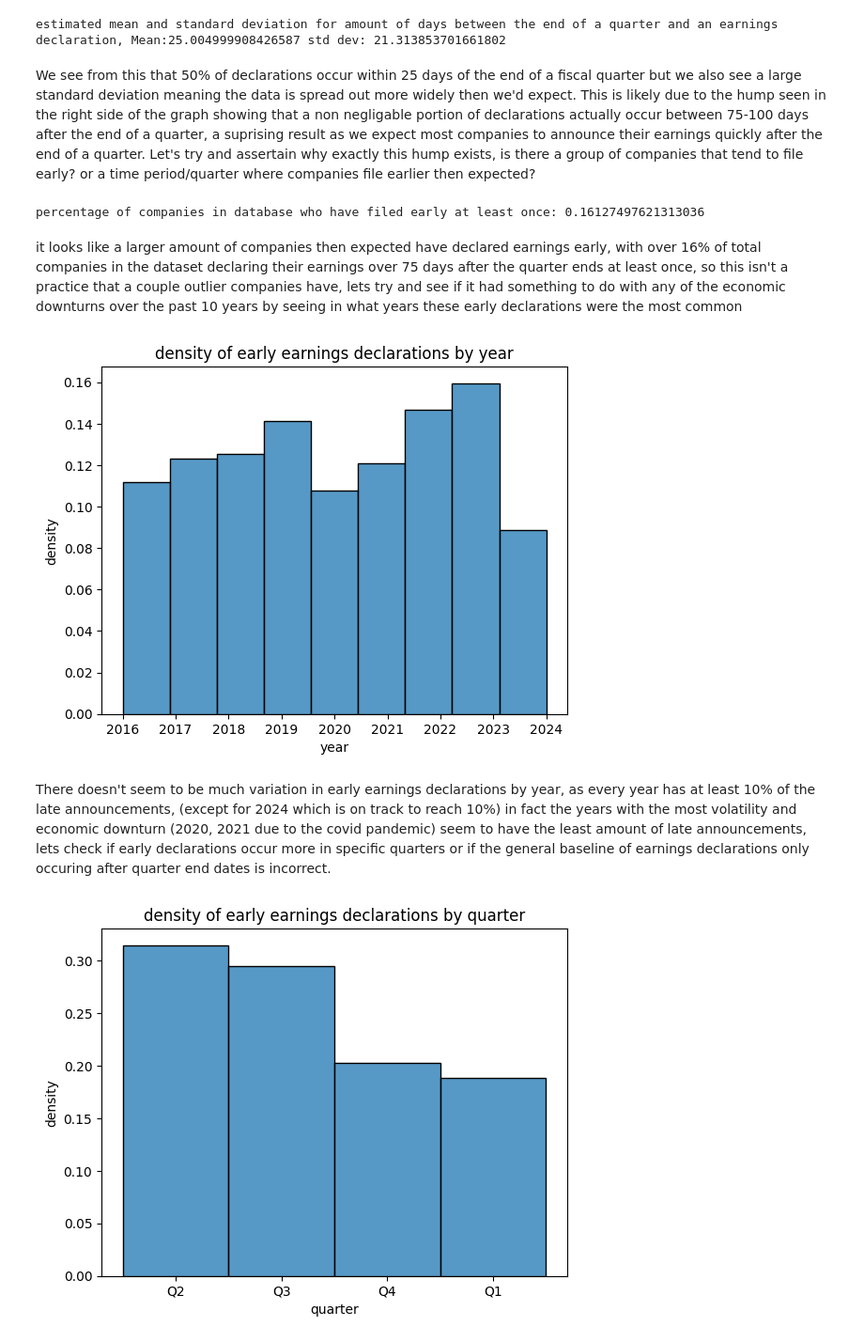
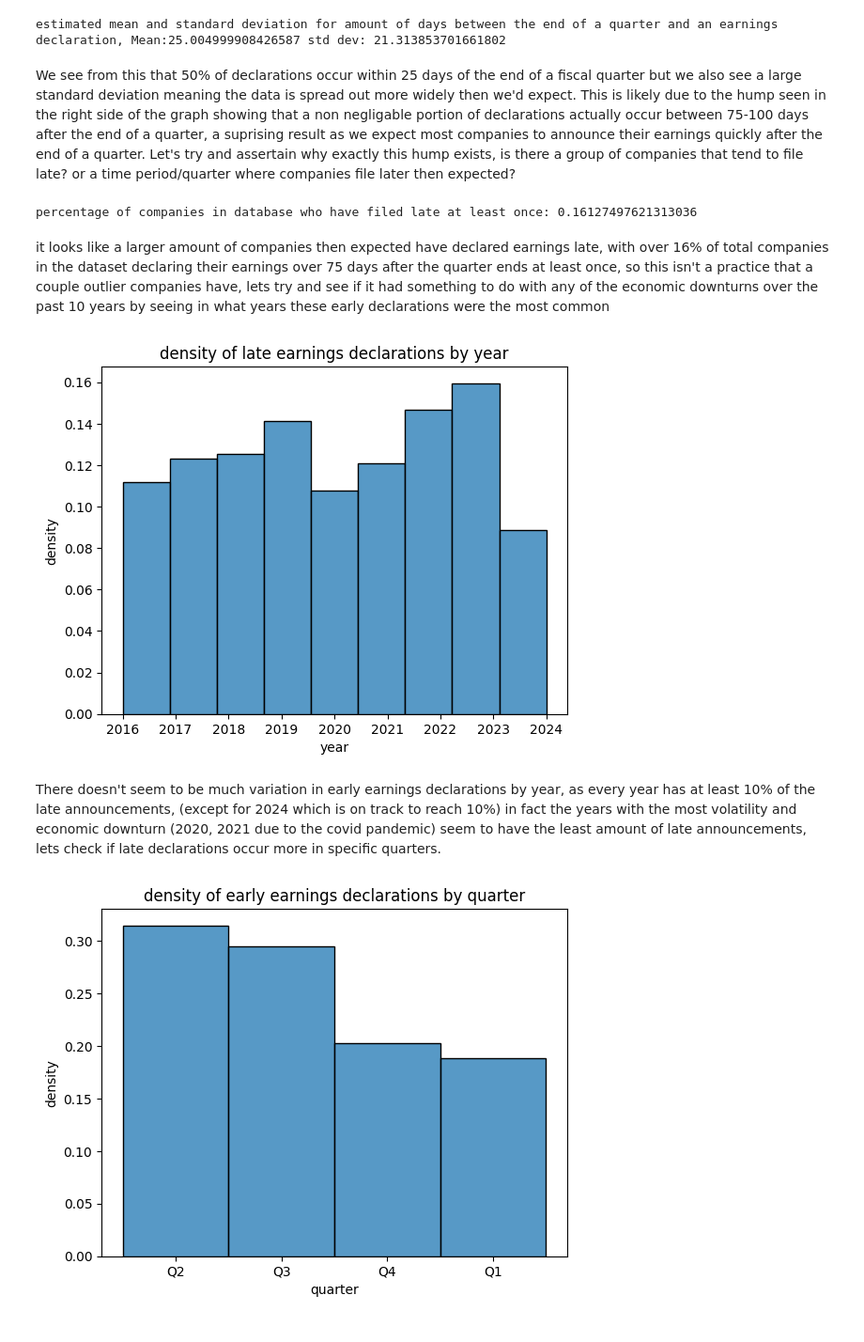
Before and after one commit to Barak-Horowitz/Walleye-Capital-Case-Study, a Jupyter notebook: dividendPrediction.ipynb, the cells around one changed output. Shown at 94% size. Saved outputs shown, nothing was run; the diff lists cells and outputs as text; code cells hidden in the pictures.

```diff
--- a/dividendPrediction.ipynb
+++ b/dividendPrediction.ipynb
@@ -149,2 +144,5 @@ company_financial_releases_df['FiscalYear'].unique()
 # %% [markdown]
 We now no longer have any maligned data where the fiscal year doesn't match the actual year, now let's add quarter numbers to all datapoints
+# %%
+company_financial_releases_df['Quarter'] = company_financial_releases_df['QuarterEndDate'].apply(create_quarter)
+company_financial_releases_df['Quarter'].unique()
@@ -263,27 +269,28 @@ print(f"estimated mean and standard deviation for amount of days between the end
 [figure]
 estimated mean and standard deviation for amount of days between the end of a quarter and an earnings declaration, Mean:25.004999908426587 std dev: 21.313853701661802
 # %% [markdown]
-We see from this that 50% of declarations occur within 25 days of the end of a fiscal quarter but we also see a large standard deviation meaning the data is spread out more widely then we'd expect. This is likely due to the hump seen in the right side of the graph showing that a non negligable portion of declarations actually occur between 75-100 days after the end of a quarter, a suprising result as we expect most companies to announce their earnings quickly after the end of a quarter. Let's try and assertain why exactly this hump exists, is there a group of companies that tend to file early? or a time period/quarter where companies file earlier then expected?
+We see from this that 50% of declarations occur within 25 days of the end of a fiscal quarter but we also see a large standard deviation meaning the data is spread out more widely then we'd expect. This is likely due to the hump seen in the right side of the graph showing that a non negligable portion of declarations actually occur between 75-100 days after the end of a quarter, a suprising result as we expect most companies to announce their earnings quickly after the end of a quarter. Let's try and assertain why exactly this hump exists, is there a group of companies that tend to file late? or a time period/quarter where companies file later then expected?
 # %%
-# grab the subset of declarations occuring before the end of the quarter
+# grab the subset of declarations occuring over 75 days after the end of the quarter
 late_announcements_df = company_earnings_df[company_earnings_df['DaysBetweenQuarterAndAnnouncement'] > 75]
 late_announcement_ratio = (late_announcements_df['USym'].nunique()) / (company_earnings_df['USym'].nunique())
-print(f"percentage of companies in database who have filed early at least once: {late_announcement_ratio}")
+print(f"percentage of companies in database who have filed late at least once: {late_announcement_ratio}")
 # %% [output]
-percentage of companies in database who have filed early at least once: 0.16127497621313036
+percentage of companies in database who have filed late at least once: 0.16127497621313036
 # %% [markdown]
-it looks like a larger amount of companies then expected have declared earnings early, with over 16% of total companies in the dataset declaring their earnings over 75 days after the quarter ends at least once, so this isn't a practice that a couple outlier companies have, lets try and see if it had something to do with any of the economic downturns over the past 10 years by seeing in what years these early declarations were the most common
+it looks like a larger amount of companies then expected have declared earnings late, with over 16% of total companies in the dataset declaring their earnings over 75 days after the quarter ends at least once, so this isn't a practice that a couple outlier companies have, lets try and see if it had something to do with any of the economic downturns over the past 10 years by seeing in what years these early declarations were the most common
 # %%
+# plotting late earnings declarations by year
 num_bins = 9
 sns.histplot(data=late_announcements_df, x="FiscalYear", bins=num_bins, stat="density")
 plt.xlabel("year")
 plt.ylabel("density")
-plt.title("density of early earnings declarations by year")
+plt.title("density of late earnings declarations by year")
 plt.show()
 # %% [output]
-[figure, old version]
+[figure, new version]
 # %% [markdown]
-There doesn't seem to be much variation in early earnings declarations by year, as every year has at least 10% of the late announcements, (except for 2024 which is on track to reach 10%) in fact the years with the most volatility and economic downturn (2020, 2021 due to the covid pandemic) seem to have the least amount of late announcements, lets check if early declarations occur more in specific quarters or if the general baseline of earnings declarations only occuring after quarter end dates is incorrect.
+There doesn't seem to be much variation in early earnings declarations by year, as every year has at least 10% of the late announcements, (except for 2024 which is on track to reach 10%) in fact the years with the most volatility and economic downturn (2020, 2021 due to the covid pandemic) seem to have the least amount of late announcements, lets check if late declarations occur more in specific quarters.
 # %%
 num_bins = 4
 sns.histplot(data=late_announcements_df, x="Quarter", bins=num_bins, stat='density')
```
Also changed, not shown: parts of 11 cells of this notebook.
